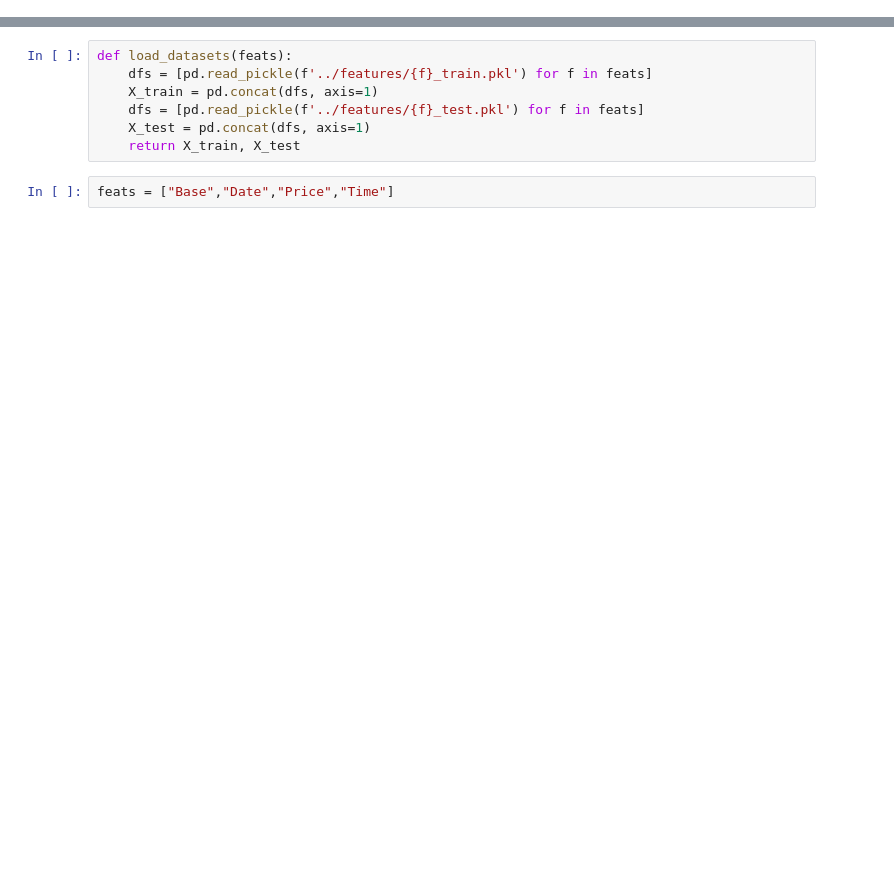
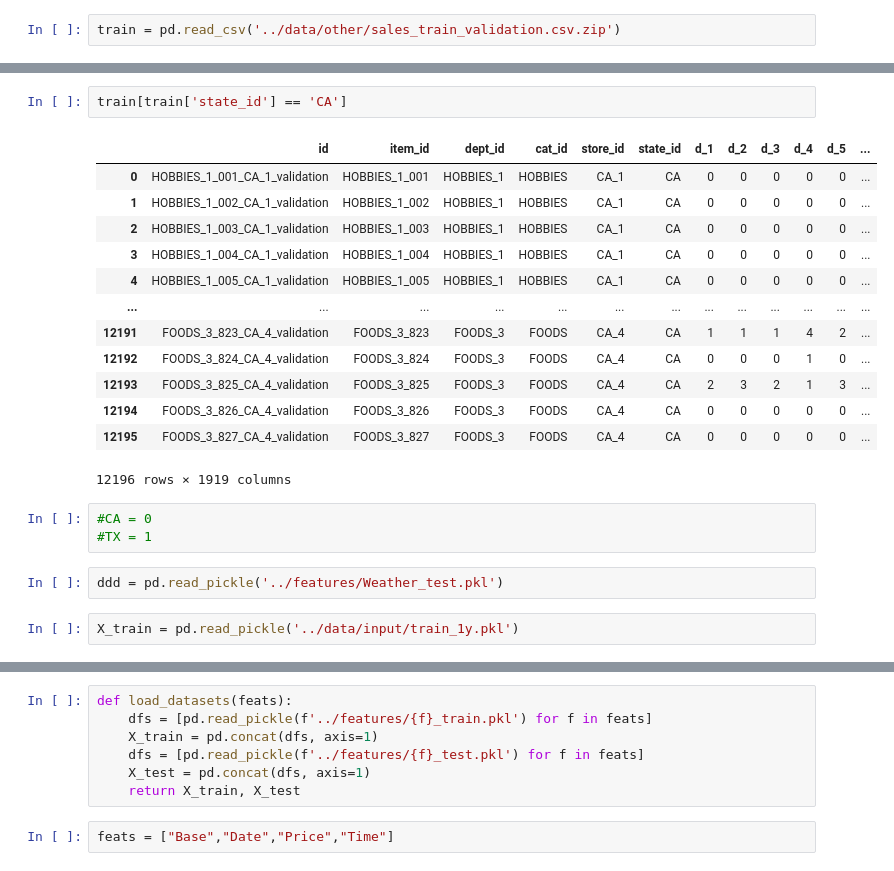
Before and after one commit to zakopuro/kaggle_walmart, a Jupyter notebook: notebook/check_data.ipynb, the cells around one changed output, grey strips where cells are left out. Cells and saved outputs as stored; diff of their text form; blank space fills up the shorter version.

```diff
--- a/notebook/check_data.ipynb
+++ b/notebook/check_data.ipynb
@@ -51,0 +22,2 @@ test.head()
+# %%
+train = pd.read_csv('../data/other/sales_train_validation.csv.zip')
@@ -51,0 +352,23 @@ test.head()
+# %%
+train[train['state_id'] == 'CA']
+# %% [output]
+|  | id | item_id | dept_id | cat_id | store_id | state_id | d_1 | d_2 | d_3 | d_4 | d_5 | ... |
+| 0 | HOBBIES_1_001_CA_1_validation | HOBBIES_1_001 | HOBBIES_1 | HOBBIES | CA_1 | CA | 0 | 0 | 0 | 0 | 0 | ... |
+| 1 | HOBBIES_1_002_CA_1_validation | HOBBIES_1_002 | HOBBIES_1 | HOBBIES | CA_1 | CA | 0 | 0 | 0 | 0 | 0 | ... |
+| 2 | HOBBIES_1_003_CA_1_validation | HOBBIES_1_003 | HOBBIES_1 | HOBBIES | CA_1 | CA | 0 | 0 | 0 | 0 | 0 | ... |
+| 3 | HOBBIES_1_004_CA_1_validation | HOBBIES_1_004 | HOBBIES_1 | HOBBIES | CA_1 | CA | 0 | 0 | 0 | 0 | 0 | ... |
+| 4 | HOBBIES_1_005_CA_1_validation | HOBBIES_1_005 | HOBBIES_1 | HOBBIES | CA_1 | CA | 0 | 0 | 0 | 0 | 0 | ... |
+| ... | ... | ... | ... | ... | ... | ... | ... | ... | ... | ... | ... | ... |
+| 12191 | FOODS_3_823_CA_4_validation | FOODS_3_823 | FOODS_3 | FOODS | CA_4 | CA | 1 | 1 | 1 | 4 | 2 | ... |
+| 12192 | FOODS_3_824_CA_4_validation | FOODS_3_824 | FOODS_3 | FOODS | CA_4 | CA | 0 | 0 | 0 | 1 | 0 | ... |
+| 12193 | FOODS_3_825_CA_4_validation | FOODS_3_825 | FOODS_3 | FOODS | CA_4 | CA | 2 | 3 | 2 | 1 | 3 | ... |
+| 12194 | FOODS_3_826_CA_4_validation | FOODS_3_826 | FOODS_3 | FOODS | CA_4 | CA | 0 | 0 | 0 | 0 | 0 | ... |
+| 12195 | FOODS_3_827_CA_4_validation | FOODS_3_827 | FOODS_3 | FOODS | CA_4 | CA | 0 | 0 | 0 | 0 | 0 | ... |
+12196 rows × 1919 columns
+# %%
+#CA = 0
+#TX = 1
+# %%
+ddd = pd.read_pickle('../features/Weather_test.pkl')
+# %%
+X_train = pd.read_pickle('../data/input/train_1y.pkl')
```
Also changed, not shown: parts of 61 cells of this notebook, 10 other files.
